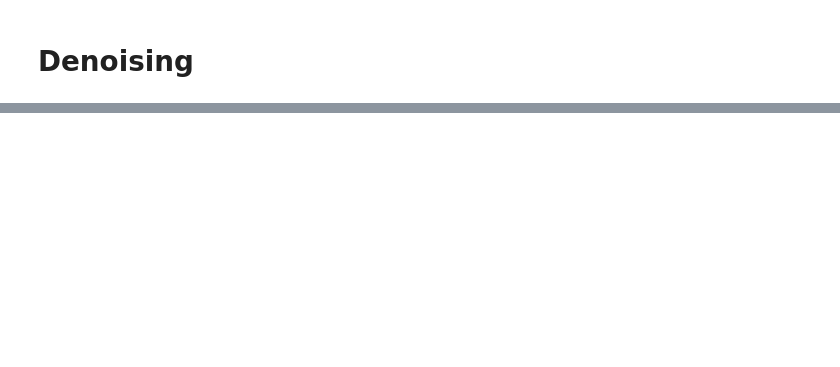
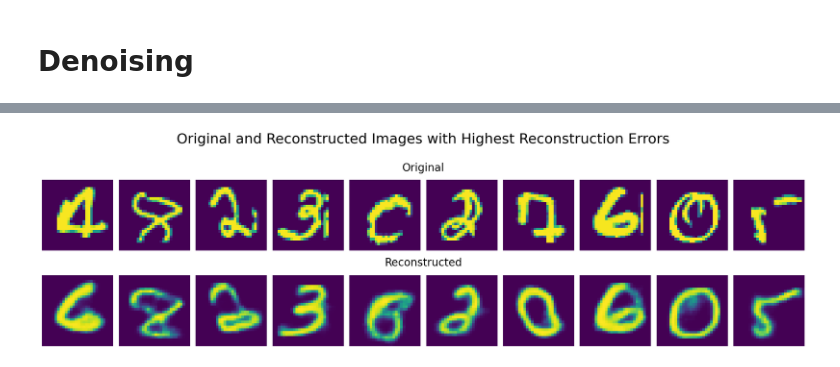
Before and after one commit to readytensor/rt_img_compression_autoencoder, a Jupyter notebook: src/vae.ipynb, the cells around one changed output, grey strips where cells are left out. Drawn from its saved outputs; the diff is of its cells as text; code cells hidden in the pictures; blank space fills up the shorter version.

```diff
--- a/src/vae.ipynb
+++ b/src/vae.ipynb
@@ -347,0 +431,41 @@ for p in percentages:
+# %%
+# Get the indices of the 3 samples with the highest reconstruction errors
+n = 10
+
+indices = np.argsort(reconstruction_errors)[::-1][:n]
+
+# Get the corresponding images
+images = []
+for i in indices:
+    image = test_dataset[i][0].squeeze().numpy()
+    images.append(image)
+
+
+# Plot original images in the top row
+plt.figure(figsize=(20, 7))
+
+for i, image in enumerate(images):
+    plt.subplot(2, n, i + 1)  # 2 rows, n columns, position i+1 in the grid
+    plt.imshow(image)
+    plt.axis('off')
+
+# Plot reconstructed images in the bottom row
+for i, index in enumerate(indices):
+    image, _ = test_dataset[index]
+    image = image.to(device)
+    with torch.no_grad():
+        recon_batch, _, _ = model(image.unsqueeze(0))
+    recon_image = recon_batch.squeeze().cpu().numpy()
+    plt.subplot(2, n, n + i + 1)
+    plt.imshow(recon_image)
+    plt.axis('off')
+    plt.tight_layout()
+
+plt.figtext(0.5, 0.85, 'Original', ha='center', va='center', fontsize=charts['font_size']['image_title'])
+plt.figtext(0.5, 0.5, 'Reconstructed', ha='center', va='center', fontsize=charts['font_size']['image_title'])
+plt.suptitle('Original and Reconstructed Images with Highest Reconstruction Errors', fontsize=charts['font_size']['title'])
+plt.savefig('../outputs/vae/highest_reconstruction_errors.jpg')
+
+plt.show()
+# %% [output]
+[figure, added]
```
Also changed, not shown: parts of 27 cells of this notebook, 20 other files.
